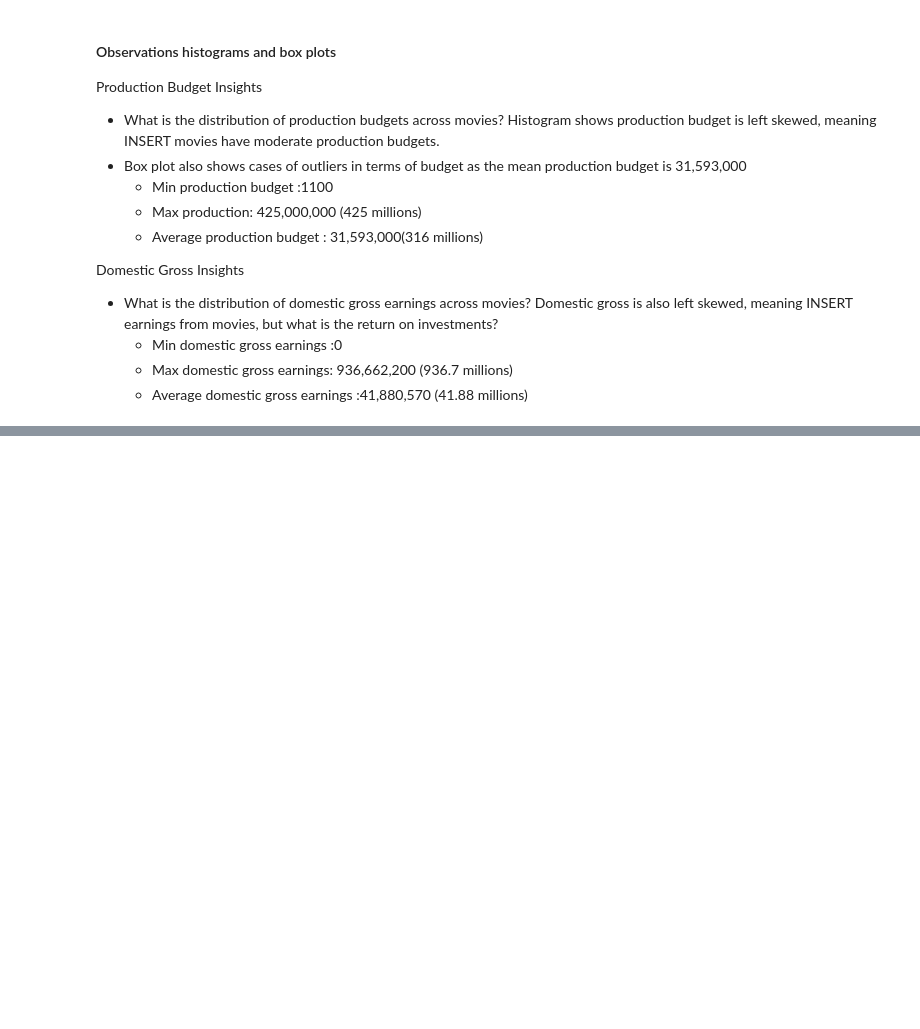
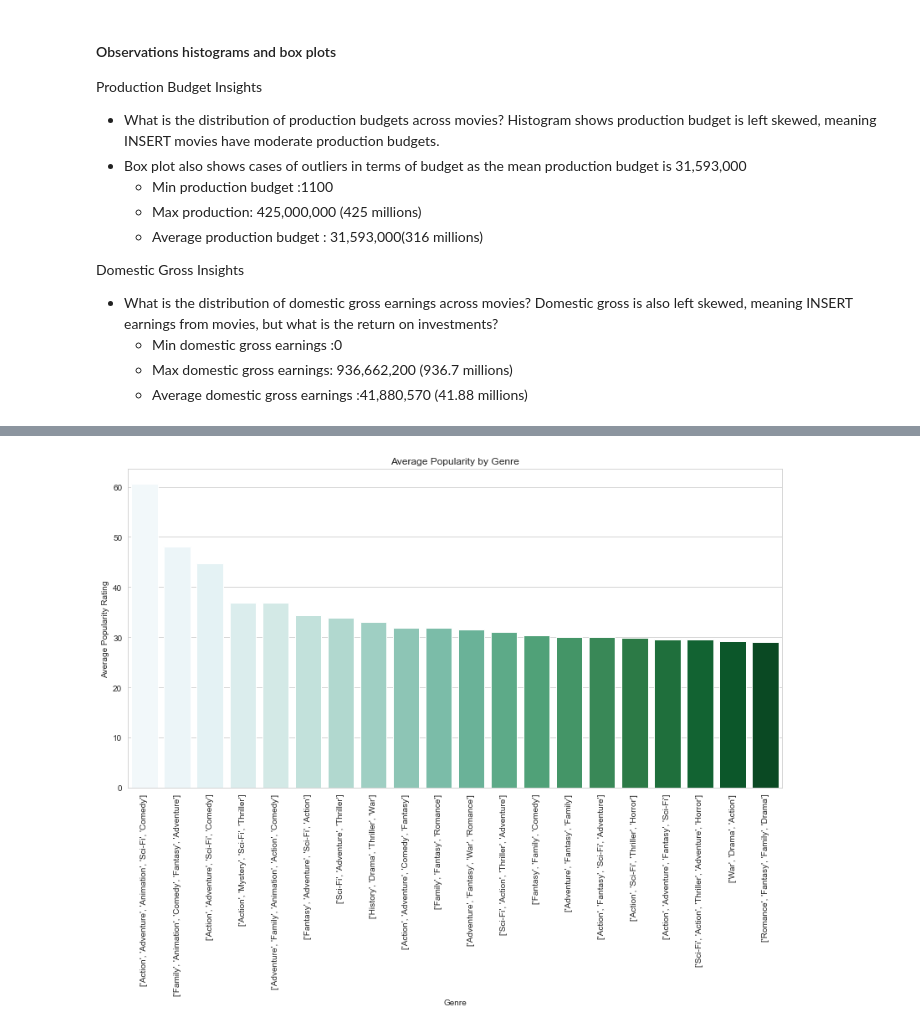
Before and after one commit to Otim135/group3-phase2-project, a Jupyter notebook: ipynbs/Ketty.ipynb, the cells around one changed output, grey strips where cells are left out. Saved outputs shown, nothing was run; the diff lists cells and outputs as text; code cells hidden in the pictures; blank space fills up the shorter version.

```diff
--- a/ipynbs/Ketty.ipynb
+++ b/ipynbs/Ketty.ipynb
@@ -541,0 +603,14 @@ Domestic gross is also left skewed, meaning INSERT earnings from movies, but wha
+# %%
+# Group by genre_names and calculating the average popularity for each genre
+average_popularity_by_genre = df3.groupby('genre_names')['popularity'].mean().sort_values(ascending=False)
+top_n_genres_p = average_popularity_by_genre.head(20)
+# Plotting the average vote_average by genre_names
+plt.figure(figsize=(14, 7))
+sns.barplot(x=top_n_genres_p.index, y=top_n_genres_p.values, palette='BuGn')
+plt.xticks(rotation=90)  # Rotate the x-axis labels for readability
+plt.title('Average Popularity by Genre')
+plt.xlabel('Genre')
+plt.ylabel('Average Popularity Rating')
+plt.show()
+# %% [output]
+[figure, added]
```
Also changed, not shown: parts of 3 cells of this notebook.
